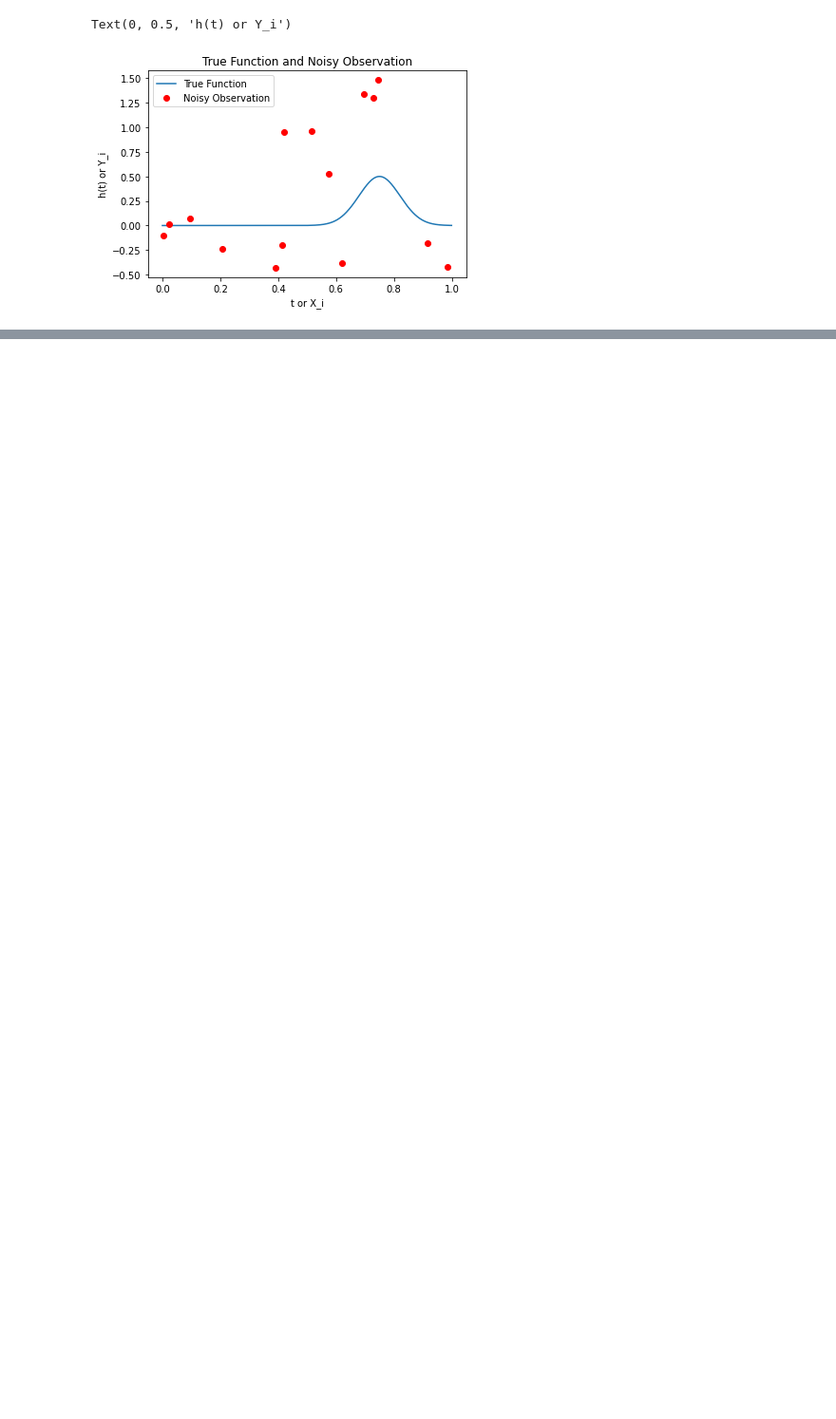
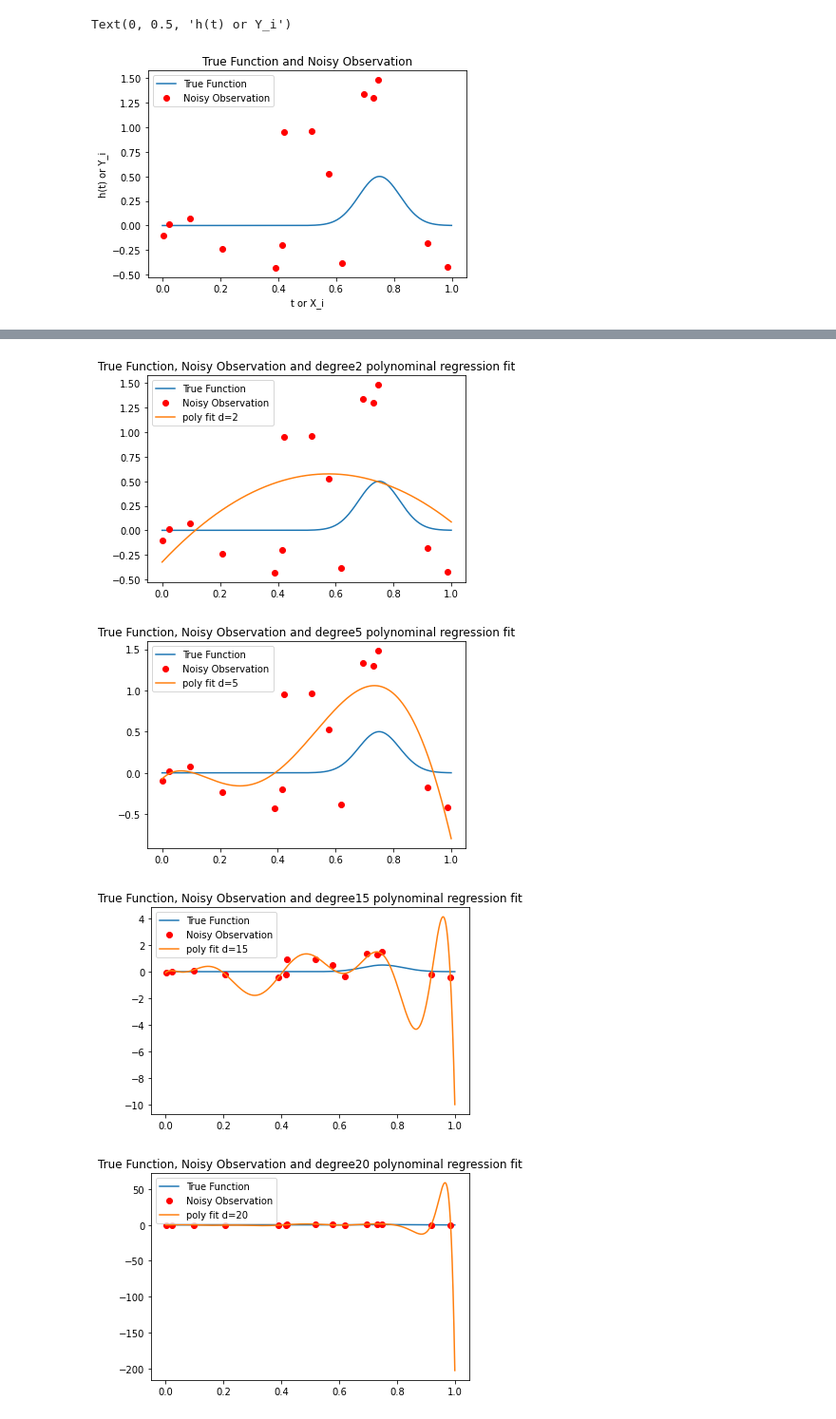
Before and after one commit to hitchenxing/hitchenxing.github.io, a Jupyter notebook: Untitled0.ipynb, the cells around one changed output, grey strips where cells are left out. Shown at 95% size. Drawn from its saved outputs; the diff is of its cells as text; code cells hidden in the pictures; blank space fills up the shorter version.

```diff
--- a/Untitled0.ipynb
+++ b/Untitled0.ipynb
@@ -41,0 +40,23 @@ Text(0, 0.5, 'h(t)')
+# %%
+# Q3(c)
+degree_list = [2,5,15,20]
+for degree in degree_list:
+  vander_x_i = np.vander(x_i,degree+1,increasing=True)
+  w_ERM = np.linalg.inv((vander_x_i.transpose()).dot(vander_x_i))
+  # print(w_ERM)
+  w_ERM = w_ERM.dot(vander_x_i.transpose())
+  w_ERM = w_ERM.dot(y_i)
+  t_poly = np.vander(temp,degree+1,increasing=True)
+  # print(t_poly.shape)
+  y_i_ERM = t_poly.dot(w_ERM)
+  plt.figure()
+  line_up,=plt.plot(t_poly[:,1],h,label='True Function')
+  line_middle,=plt.plot(x_i,y_i,'ro',label='Noisy Observation')
+  line_down,=plt.plot(t_poly[:,1],y_i_ERM,label=('poly fit d='+str(degree)))
+  plt.legend(handles=[line_up,line_middle,line_down])
+  plt.title(('True Function, Noisy Observation and degree'+str(degree)+' polynominal regression fit'))
+# %% [output]
+[figure, added]
+[figure, added]
+[figure, added]
+[figure, added]
```
Also changed, not shown: parts of 2 cells of this notebook.
